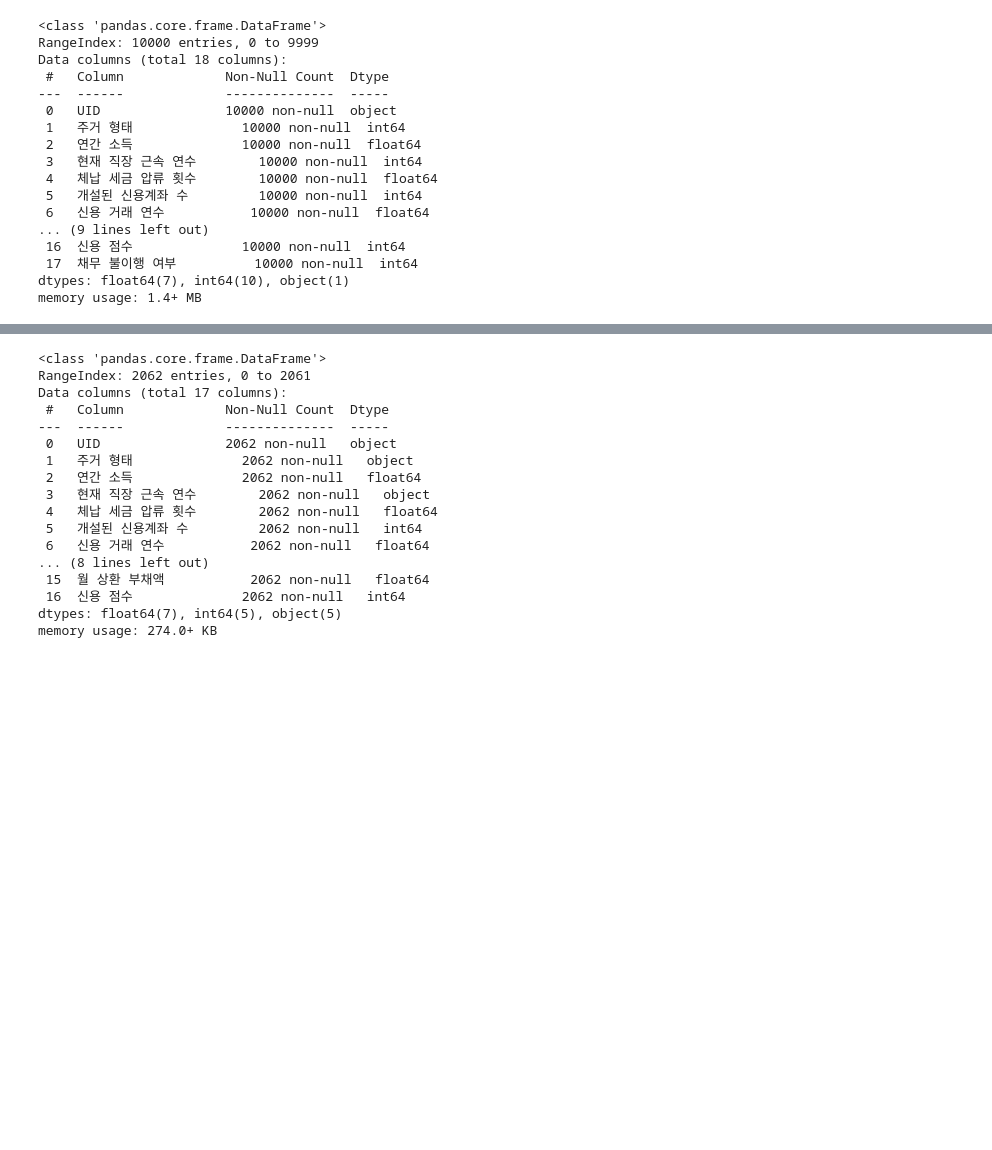
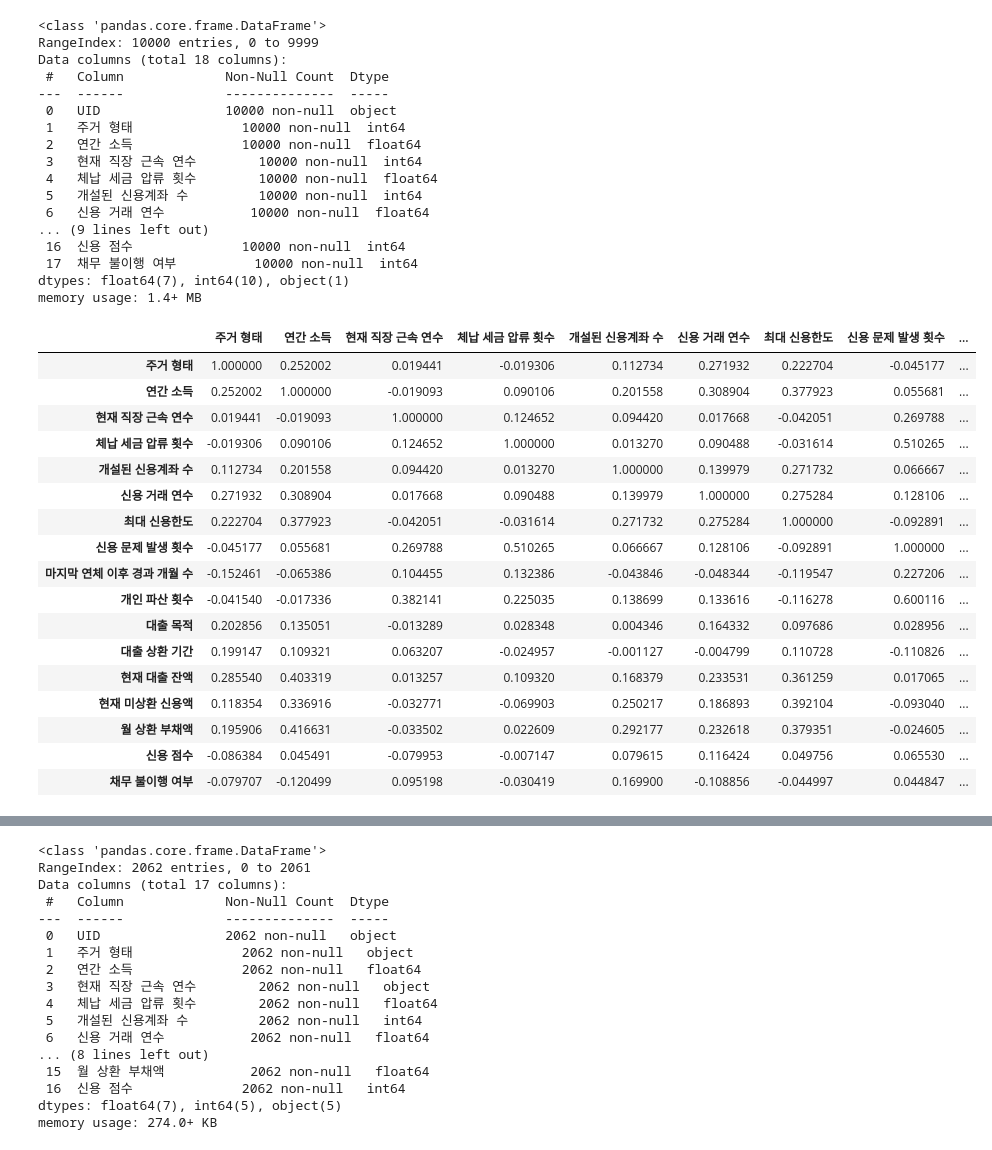
Before and after one commit to jeyday/DACON_Prediction_for_Default, a Jupyter notebook: Prediction for Default.ipynb, the cells around one changed output, grey strips where cells are left out. Saved outputs shown, nothing was run; the diff lists cells and outputs as text; code cells hidden in the pictures; blank space fills up the shorter version.

```diff
--- a/Prediction for Default.ipynb
+++ b/Prediction for Default.ipynb
@@ -80,6 +76,28 @@ memory usage: 1.4+ MB
 # %%
 # UID열 제거
 df_train.drop(columns = ['UID'], inplace = True)
+# %%
+# 각 데이터별 상관관계 확인
+df_train.corr()
+# %% [output]
+|  | 주거 형태 | 연간 소득 | 현재 직장 근속 연수 | 체납 세금 압류 횟수 | 개설된 신용계좌 수 | 신용 거래 연수 | 최대 신용한도 | 신용 문제 발생 횟수 | ... |
+| 주거 형태 | 1.000000 | 0.252002 | 0.019441 | -0.019306 | 0.112734 | 0.271932 | 0.222704 | -0.045177 | ... |
+| 연간 소득 | 0.252002 | 1.000000 | -0.019093 | 0.090106 | 0.201558 | 0.308904 | 0.377923 | 0.055681 | ... |
+| 현재 직장 근속 연수 | 0.019441 | -0.019093 | 1.000000 | 0.124652 | 0.094420 | 0.017668 | -0.042051 | 0.269788 | ... |
+| 체납 세금 압류 횟수 | -0.019306 | 0.090106 | 0.124652 | 1.000000 | 0.013270 | 0.090488 | -0.031614 | 0.510265 | ... |
+| 개설된 신용계좌 수 | 0.112734 | 0.201558 | 0.094420 | 0.013270 | 1.000000 | 0.139979 | 0.271732 | 0.066667 | ... |
+| 신용 거래 연수 | 0.271932 | 0.308904 | 0.017668 | 0.090488 | 0.139979 | 1.000000 | 0.275284 | 0.128106 | ... |
+| 최대 신용한도 | 0.222704 | 0.377923 | -0.042051 | -0.031614 | 0.271732 | 0.275284 | 1.000000 | -0.092891 | ... |
+| 신용 문제 발생 횟수 | -0.045177 | 0.055681 | 0.269788 | 0.510265 | 0.066667 | 0.128106 | -0.092891 | 1.000000 | ... |
+| 마지막 연체 이후 경과 개월 수 | -0.152461 | -0.065386 | 0.104455 | 0.132386 | -0.043846 | -0.048344 | -0.119547 | 0.227206 | ... |
+| 개인 파산 횟수 | -0.041540 | -0.017336 | 0.382141 | 0.225035 | 0.138699 | 0.133616 | -0.116278 | 0.600116 | ... |
+| 대출 목적 | 0.202856 | 0.135051 | -0.013289 | 0.028348 | 0.004346 | 0.164332 | 0.097686 | 0.028956 | ... |
+| 대출 상환 기간 | 0.199147 | 0.109321 | 0.063207 | -0.024957 | -0.001127 | -0.004799 | 0.110728 | -0.110826 | ... |
+| 현재 대출 잔액 | 0.285540 | 0.403319 | 0.013257 | 0.109320 | 0.168379 | 0.233531 | 0.361259 | 0.017065 | ... |
+| 현재 미상환 신용액 | 0.118354 | 0.336916 | -0.032771 | -0.069903 | 0.250217 | 0.186893 | 0.392104 | -0.093040 | ... |
+| 월 상환 부채액 | 0.195906 | 0.416631 | -0.033502 | 0.022609 | 0.292177 | 0.232618 | 0.379351 | -0.024605 | ... |
+| 신용 점수 | -0.086384 | 0.045491 | -0.079953 | -0.007147 | 0.079615 | 0.116424 | 0.049756 | 0.065530 | ... |
+| 채무 불이행 여부 | -0.079707 | -0.120499 | 0.095198 | -0.030419 | 0.169900 | -0.108856 | -0.044997 | 0.044847 | ... |
 # %%
 # Optuna를 사용하기 위한 모델 정의
 def prediction_model(trial):
```
Also changed, not shown: parts of 6 cells of this notebook.
